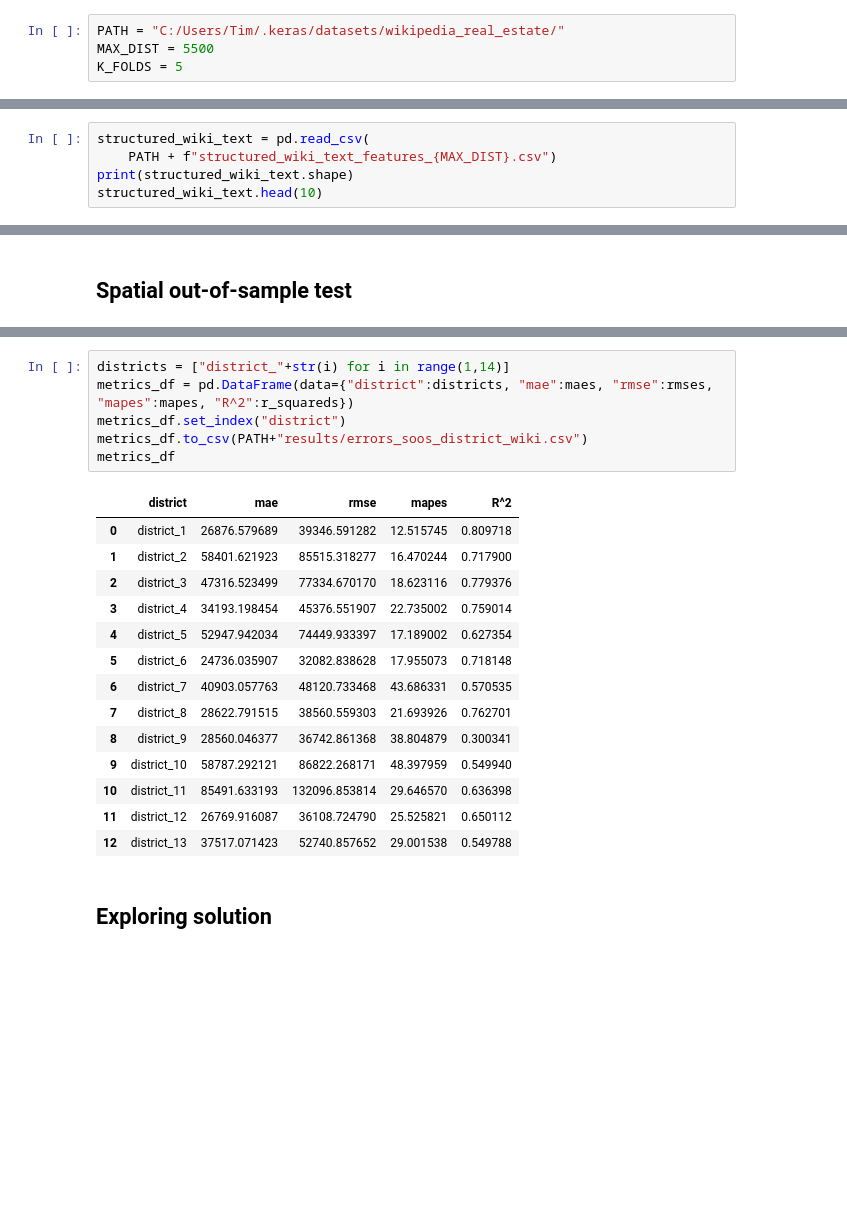
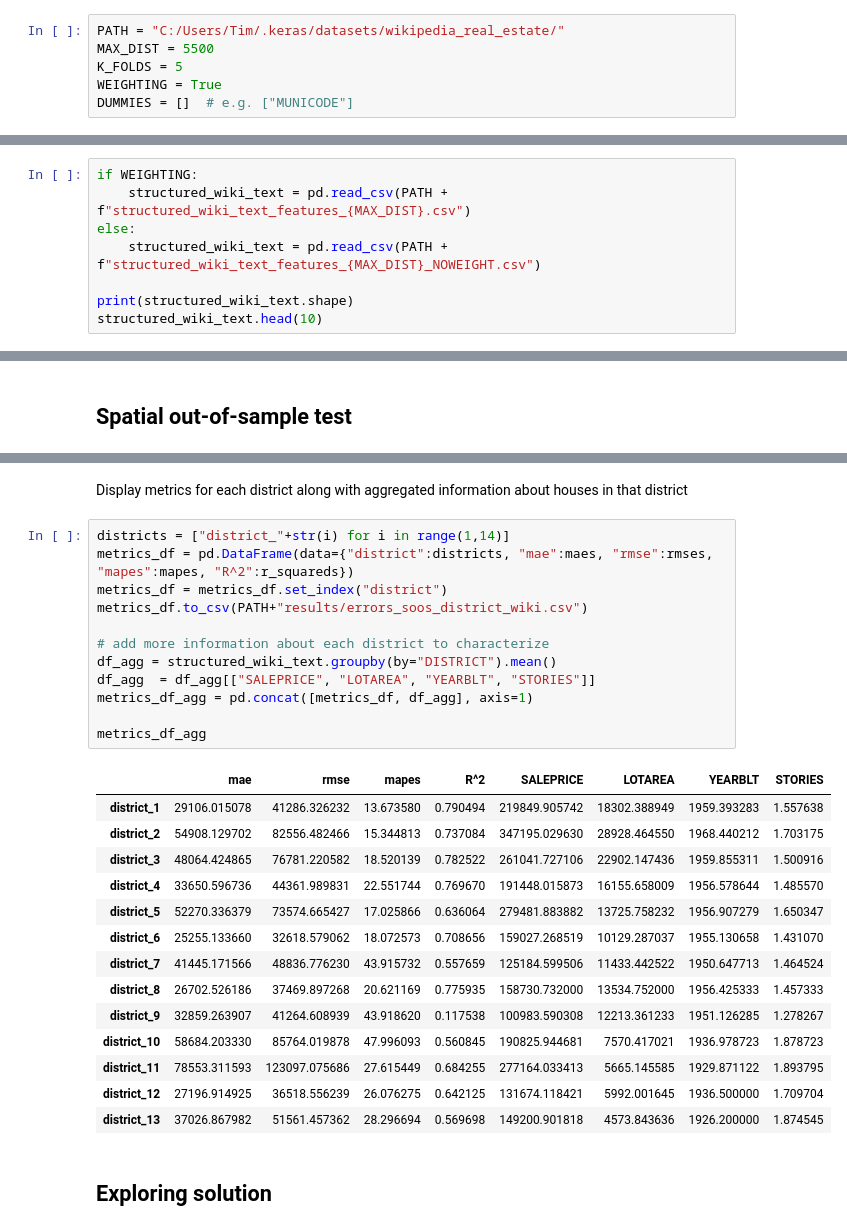
Before and after one commit to tim-heuwinkel/wikipedia-real-estate, a Jupyter notebook: ML_wiki.ipynb, the cells around one changed output, grey strips where cells are left out. Saved outputs shown, nothing was run; the diff lists cells and outputs as text; blank space fills up the shorter version.

```diff
--- a/ML_wiki.ipynb
+++ b/ML_wiki.ipynb
@@ -36,11 +37,16 @@ Definde constants.
 PATH = "C:/Users/Tim/.keras/datasets/wikipedia_real_estate/"
 MAX_DIST = 5500
 K_FOLDS = 5
+WEIGHTING = True
+DUMMIES = []  # e.g. ["MUNICODE"]
 # %% [markdown]
 Lead structured data with added text features.
 # %%
-structured_wiki_text = pd.read_csv(
-    PATH + f"structured_wiki_text_features_{MAX_DIST}.csv")
+if WEIGHTING:
+    structured_wiki_text = pd.read_csv(PATH + f"structured_wiki_text_features_{MAX_DIST}.csv")
+else:
+    structured_wiki_text = pd.read_csv(PATH + f"structured_wiki_text_features_{MAX_DIST}_NOWEIGHT.csv")
+
 print(structured_wiki_text.shape)
 structured_wiki_text.head(10)
 # %% [output]
@@ -384,24 +345,32 @@ error_df_soos
+# %% [markdown]
+Display metrics for each district along with aggregated information about houses in that district
 # %%
 districts = ["district_"+str(i) for i in range(1,14)]
 metrics_df = pd.DataFrame(data={"district":districts, "mae":maes, "rmse":rmses, "mapes":mapes, "R^2":r_squareds})
-metrics_df.set_index("district")
+metrics_df = metrics_df.set_index("district")
 metrics_df.to_csv(PATH+"results/errors_soos_district_wiki.csv")
-metrics_df
+
+# add more information about each district to characterize
+df_agg = structured_wiki_text.groupby(by="DISTRICT").mean()
+df_agg  = df_agg[["SALEPRICE", "LOTAREA", "YEARBLT", "STORIES"]]
+metrics_df_agg = pd.concat([metrics_df, df_agg], axis=1)
+
+metrics_df_agg
 # %% [output]
-|  | district | mae | rmse | mapes | R^2 |
-| 0 | district_1 | 26876.579689 | 39346.591282 | 12.515745 | 0.809718 |
-| 1 | district_2 | 58401.621923 | 85515.318277 | 16.470244 | 0.717900 |
-| 2 | district_3 | 47316.523499 | 77334.670170 | 18.623116 | 0.779376 |
-| 3 | district_4 | 34193.198454 | 45376.551907 | 22.735002 | 0.759014 |
-| 4 | district_5 | 52947.942034 | 74449.933397 | 17.189002 | 0.627354 |
-| 5 | district_6 | 24736.035907 | 32082.838628 | 17.955073 | 0.718148 |
-| 6 | district_7 | 40903.057763 | 48120.733468 | 43.686331 | 0.570535 |
-| 7 | district_8 | 28622.791515 | 38560.559303 | 21.693926 | 0.762701 |
-| 8 | district_9 | 28560.046377 | 36742.861368 | 38.804879 | 0.300341 |
-| 9 | district_10 | 58787.292121 | 86822.268171 | 48.397959 | 0.549940 |
-| 10 | district_11 | 85491.633193 | 132096.853814 | 29.646570 | 0.636398 |
-| 11 | district_12 | 26769.916087 | 36108.724790 | 25.525821 | 0.650112 |
-| 12 | district_13 | 37517.071423 | 52740.857652 | 29.001538 | 0.549788 |
+|  | mae | rmse | mapes | R^2 | SALEPRICE | LOTAREA | YEARBLT | STORIES |
+| district_1 | 29106.015078 | 41286.326232 | 13.673580 | 0.790494 | 219849.905742 | 18302.388949 | 1959.393283 | 1.557638 |
+| district_2 | 54908.129702 | 82556.482466 | 15.344813 | 0.737084 | 347195.029630 | 28928.464550 | 1968.440212 | 1.703175 |
+| district_3 | 48064.424865 | 76781.220582 | 18.520139 | 0.782522 | 261041.727106 | 22902.147436 | 1959.855311 | 1.500916 |
+| district_4 | 33650.596736 | 44361.989831 | 22.551744 | 0.769670 | 191448.015873 | 16155.658009 | 1956.578644 | 1.485570 |
+| district_5 | 52270.336379 | 73574.665427 | 17.025866 | 0.636064 | 279481.883882 | 13725.758232 | 1956.907279 | 1.650347 |
+| district_6 | 25255.133660 | 32618.579062 | 18.072573 | 0.708656 | 159027.268519 | 10129.287037 | 1955.130658 | 1.431070 |
+| district_7 | 41445.171566 | 48836.776230 | 43.915732 | 0.557659 | 125184.599506 | 11433.442522 | 1950.647713 | 1.464524 |
+| district_8 | 26702.526186 | 37469.897268 | 20.621169 | 0.775935 | 158730.732000 | 13534.752000 | 1956.425333 | 1.457333 |
+| district_9 | 32859.263907 | 41264.608939 | 43.918620 | 0.117538 | 100983.590308 | 12213.361233 | 1951.126285 | 1.278267 |
+| district_10 | 58684.203330 | 85764.019878 | 47.996093 | 0.560845 | 190825.944681 | 7570.417021 | 1936.978723 | 1.878723 |
+| district_11 | 78553.311593 | 123097.075686 | 27.615449 | 0.684255 | 277164.033413 | 5665.145585 | 1929.871122 | 1.893795 |
+| district_12 | 27196.914925 | 36518.556239 | 26.076275 | 0.642125 | 131674.118421 | 5992.001645 | 1936.500000 | 1.709704 |
+| district_13 | 37026.867982 | 51561.457362 | 28.296694 | 0.569698 | 149200.901818 | 4573.843636 | 1926.200000 | 1.874545 |
 # %% [markdown]
 ## Exploring solution
 # %% [markdown]
```
Also changed, not shown: parts of 45 cells of this notebook, 5 other files.
